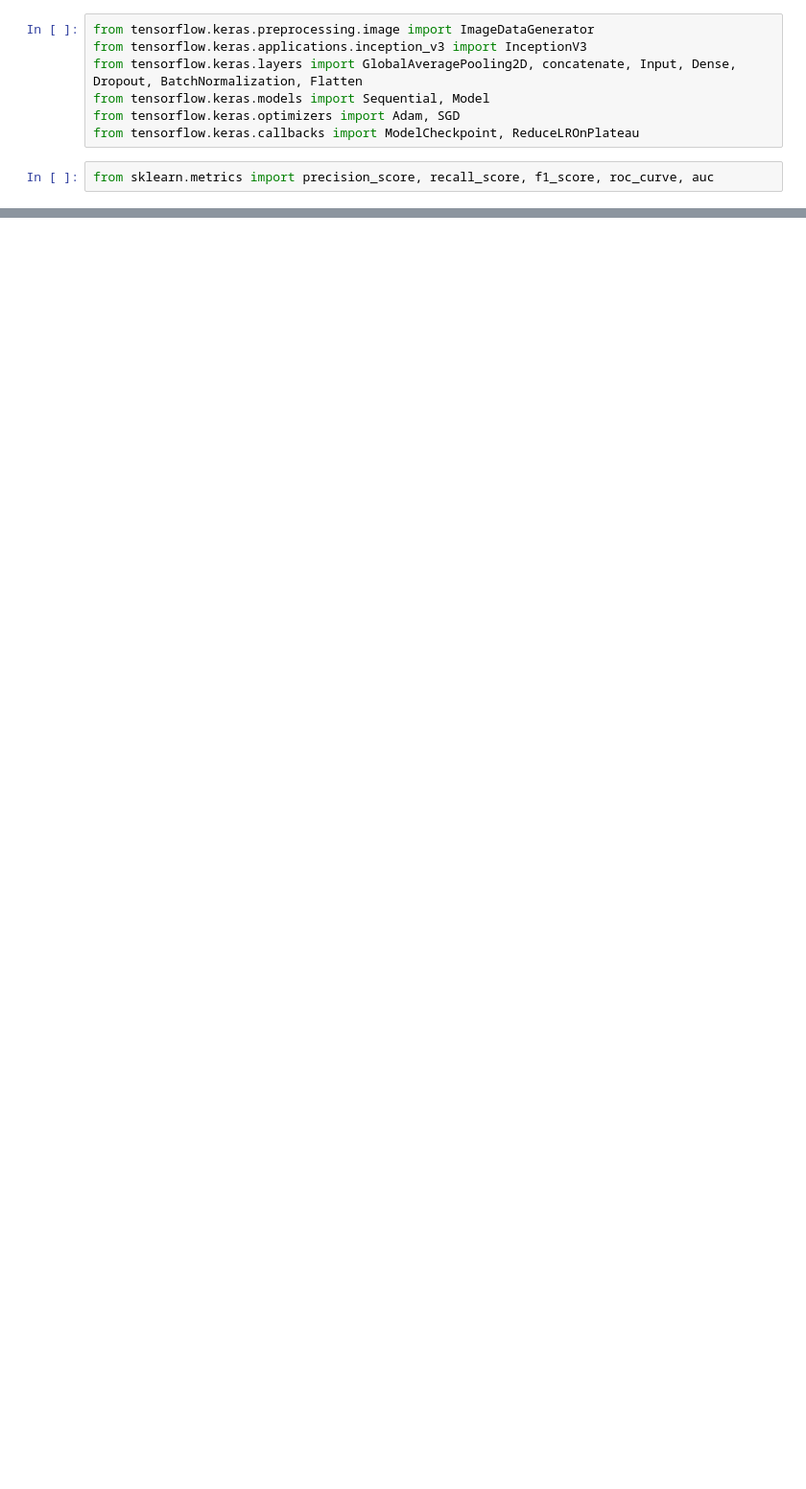
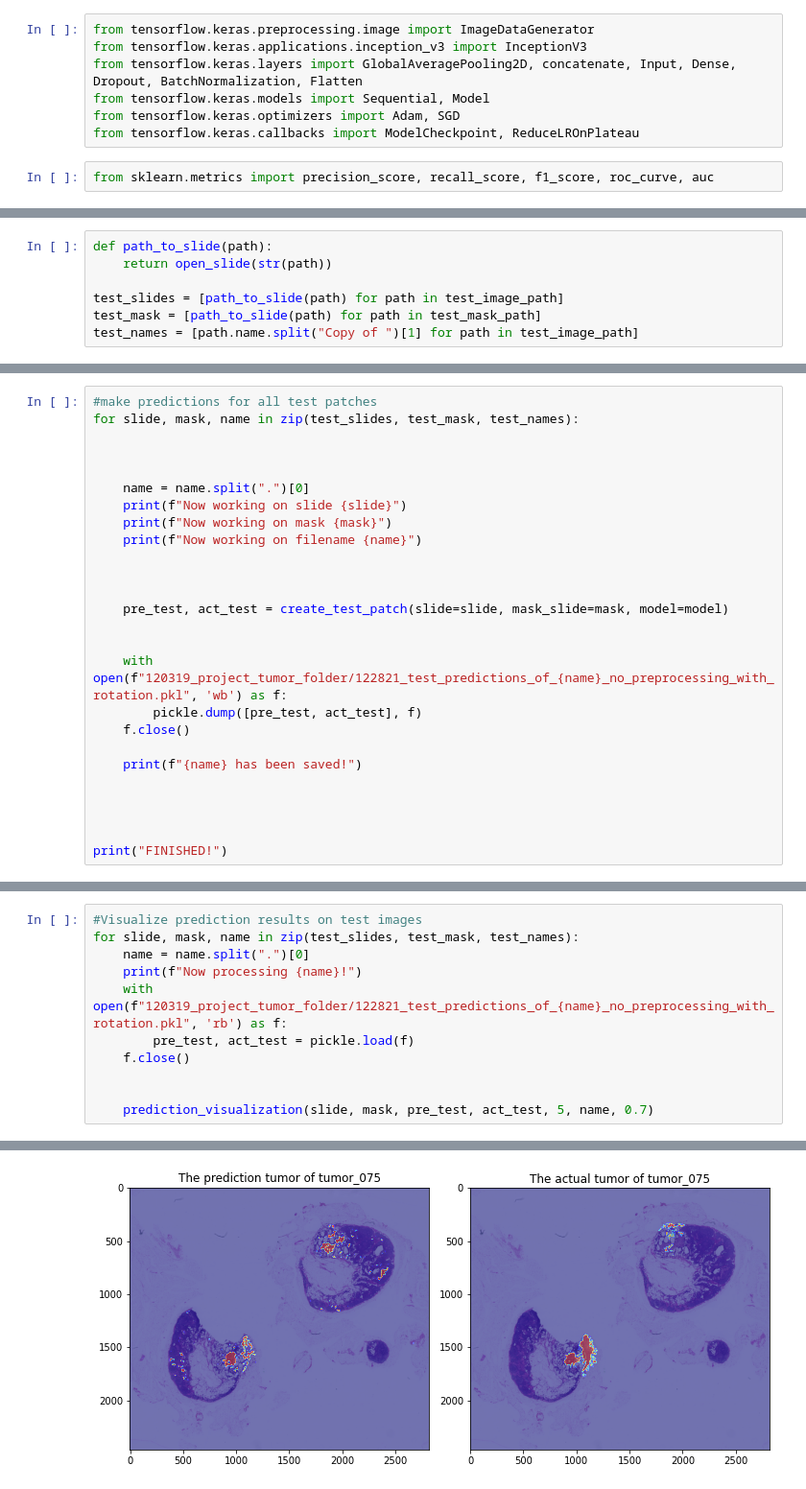
Before and after one commit to wh2353/Detect-tumor-in-gigapixel-pathology-images, a Jupyter notebook: 122421_cancer_image_data_modeling.ipynb, the cells around one changed output, grey strips where cells are left out. Shown at 96% size. Drawn from its saved outputs; the diff is of its cells as text; blank space fills up the shorter version.

```diff
--- a/122421_cancer_image_data_modeling.ipynb
+++ b/122421_cancer_image_data_modeling.ipynb
@@ -330,0 +99,7 @@ f.close()
+# %%
+def path_to_slide(path):
+    return open_slide(str(path))
+
+test_slides = [path_to_slide(path) for path in test_image_path]
+test_mask = [path_to_slide(path) for path in test_mask_path]
+test_names = [path.name.split("Copy of ")[1] for path in test_image_path]
@@ -330,0 +293,26 @@ f.close()
+# %%
+#make predictions for all test patches
+for slide, mask, name in zip(test_slides, test_mask, test_names):
+
+
+
+    name = name.split(".")[0]
+    print(f"Now working on slide {slide}")
+    print(f"Now working on mask {mask}")
+    print(f"Now working on filename {name}")
+
+
+
+    pre_test, act_test = create_test_patch(slide=slide, mask_slide=mask, model=model)
+
+
+    with open(f"120319_project_tumor_folder/122821_test_predictions_of_{name}_no_preprocessing_with_rotation.pkl", 'wb') as f:
+        pickle.dump([pre_test, act_test], f)
+    f.close()
+
+    print(f"{name} has been saved!")
+
+
+
+
+print("FINISHED!")
@@ -330,0 +402,12 @@ f.close()
+# %%
+#Visualize prediction results on test images
+for slide, mask, name in zip(test_slides, test_mask, test_names):
+    name = name.split(".")[0]
+    print(f"Now processing {name}!")
+    with open(f"120319_project_tumor_folder/122821_test_predictions_of_{name}_no_preprocessing_with_rotation.pkl", 'rb') as f:
+        pre_test, act_test = pickle.load(f)
+    f.close()
+
+
+    prediction_visualization(slide, mask, pre_test, act_test, 5, name, 0.7)
+# %% [output]
@@ -330,0 +432 @@ f.close()
+[figure, added]
```
Also changed, not shown: parts of 44 cells of this notebook, 1 other file.
